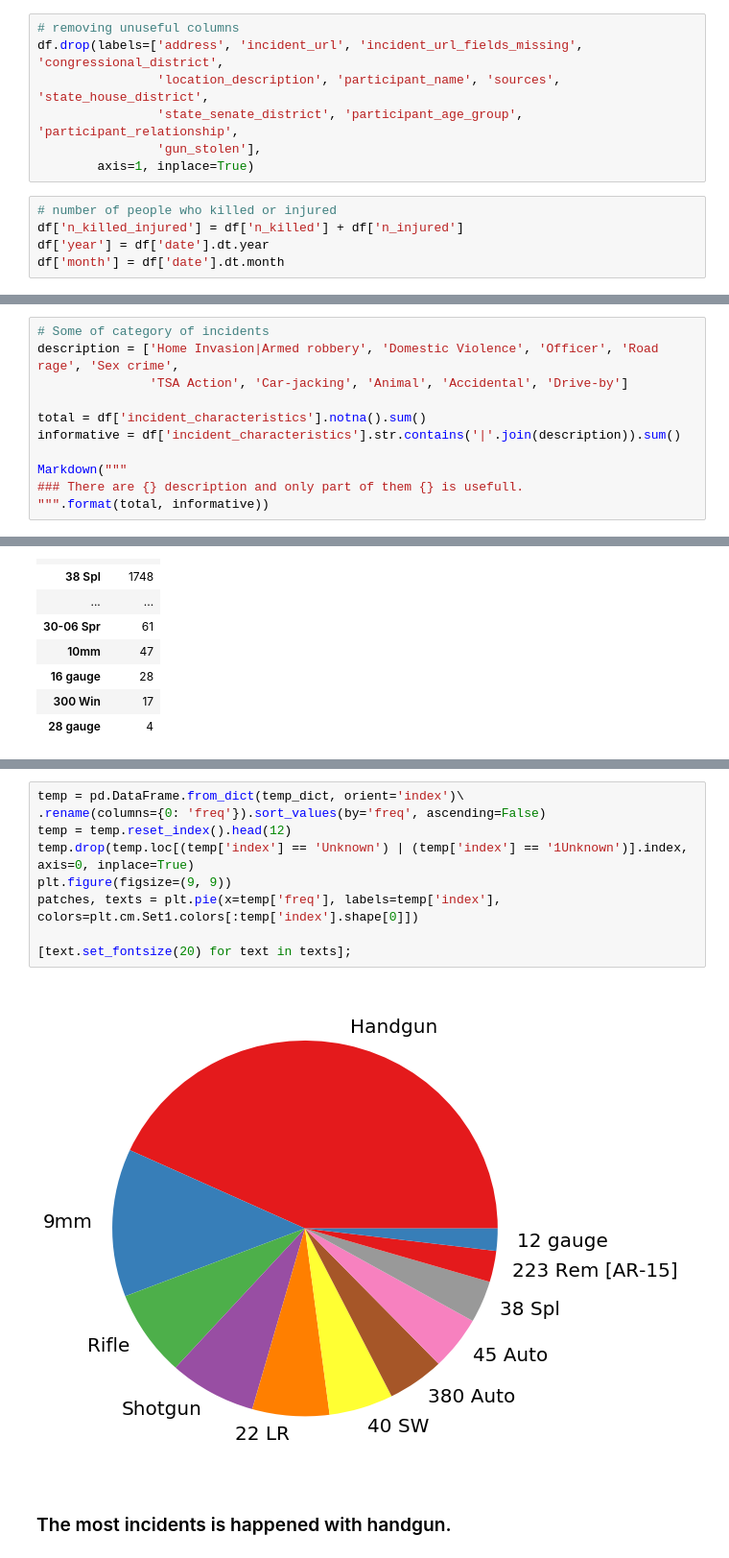
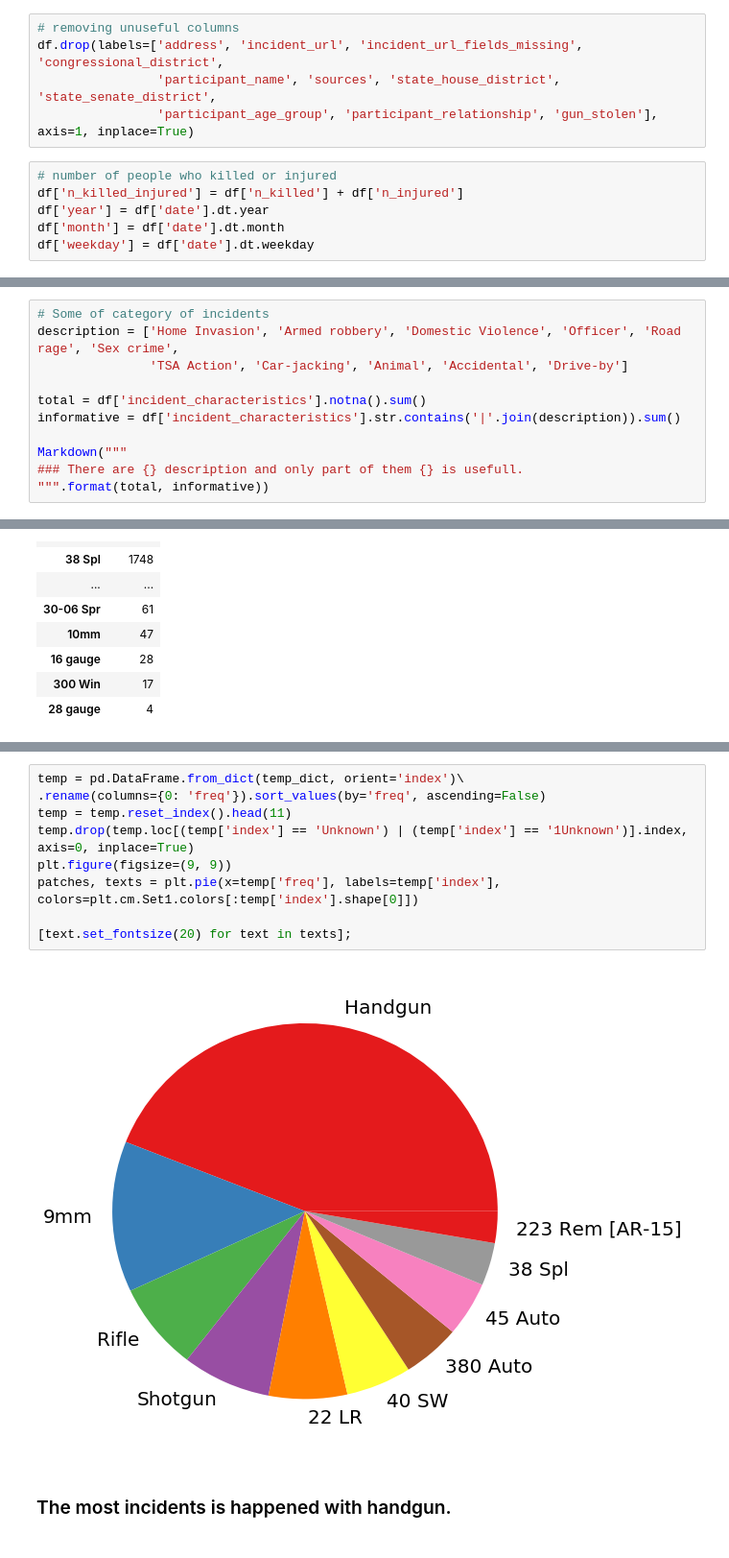
Before and after one commit to belkasanek/eda-gun-violence, a Jupyter notebook: gun_violence_eda.ipynb, the cells around one changed output, grey strips where cells are left out. Shown at 96% size. Saved outputs shown, nothing was run; the diff lists cells and outputs as text.

```diff
--- a/gun_violence_eda.ipynb
+++ b/gun_violence_eda.ipynb
@@ -46,15 +46,14 @@ Index(['date', 'state', 'city_or_county', 'address', 'n_killed', 'n_injured',
 # %%
 # removing unuseful columns
 df.drop(labels=['address', 'incident_url', 'incident_url_fields_missing', 'congressional_district',
-                'location_description', 'participant_name', 'sources', 'state_house_district',
-                'state_senate_district', 'participant_age_group', 'participant_relationship',
-                'gun_stolen'],
-        axis=1, inplace=True)
+                'participant_name', 'sources', 'state_house_district', 'state_senate_district',
+                'participant_age_group', 'participant_relationship', 'gun_stolen'], axis=1, inplace=True)
 # %%
 # number of people who killed or injured
 df['n_killed_injured'] = df['n_killed'] + df['n_injured']
 df['year'] = df['date'].dt.year
 df['month'] = df['date'].dt.month
+df['weekday'] = df['date'].dt.weekday
 # %%
 df.dtypes
 # %% [output]
@@ -328,7 +296,7 @@ for person_number in range(n_people):
     df.drop(df.loc[df['status_{}'.format(person_number)].isin(list_noncense)].index, axis=0, inplace=True)
 # %%
 # Some of category of incidents
-description = ['Home Invasion|Armed robbery', 'Domestic Violence', 'Officer', 'Road rage', 'Sex crime',
+description = ['Home Invasion', 'Armed robbery', 'Domestic Violence', 'Officer', 'Road rage', 'Sex crime',
                'TSA Action', 'Car-jacking', 'Animal', 'Accidental', 'Drive-by']
 
 total = df['incident_characteristics'].notna().sum()
@@ -461,14 +453,14 @@ temp
 # %%
 temp = pd.DataFrame.from_dict(temp_dict, orient='index')\
 .rename(columns={0: 'freq'}).sort_values(by='freq', ascending=False)
-temp = temp.reset_index().head(12)
+temp = temp.reset_index().head(11)
 temp.drop(temp.loc[(temp['index'] == 'Unknown') | (temp['index'] == '1Unknown')].index, axis=0, inplace=True)
 plt.figure(figsize=(9, 9))
 patches, texts = plt.pie(x=temp['freq'], labels=temp['index'], colors=plt.cm.Set1.colors[:temp['index'].shape[0]])
 
 [text.set_fontsize(20) for text in texts];
 # %% [output]
-[figure, old version]
+[figure, new version]
 # %% [markdown]
 ### The most incidents is happened with handgun.
 # %%
```
Also changed, not shown: parts of 19 cells of this notebook.
